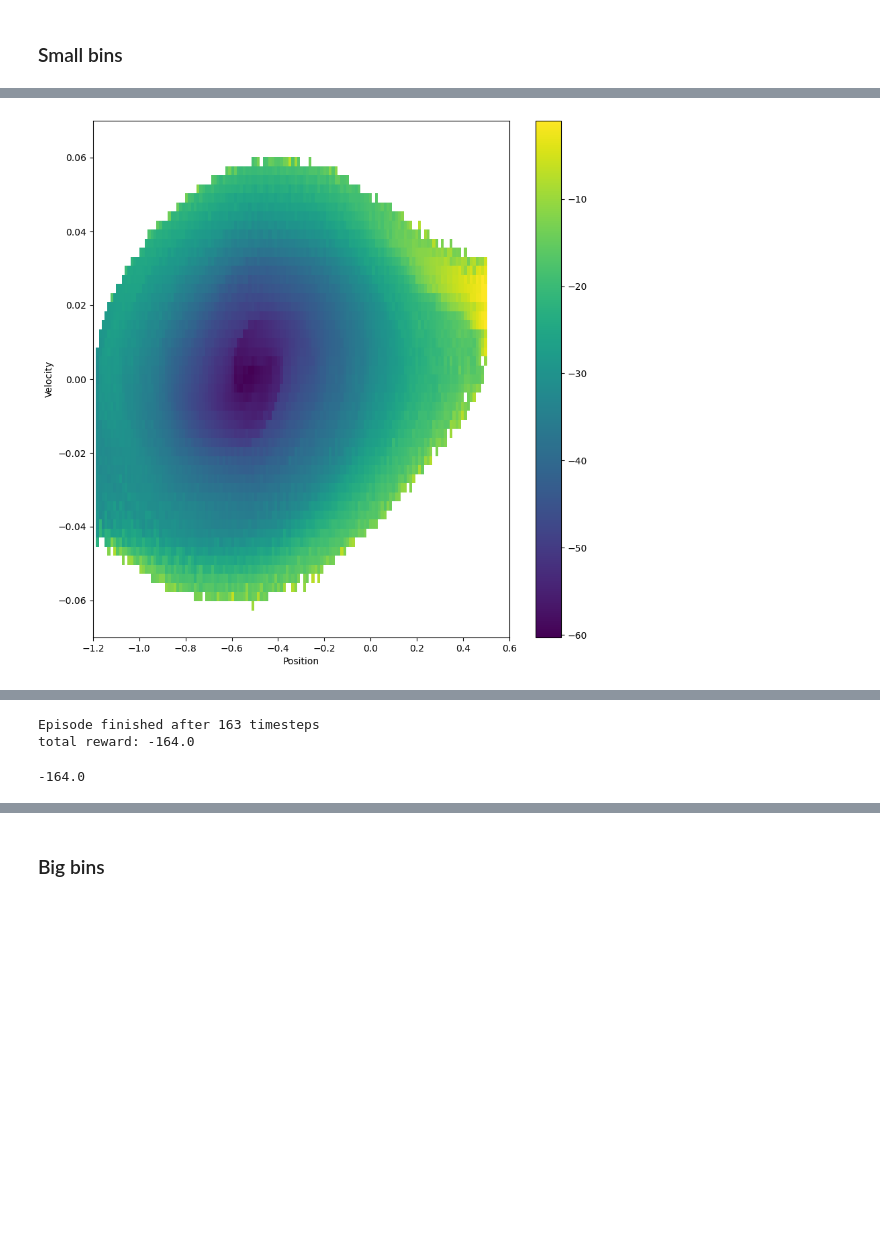
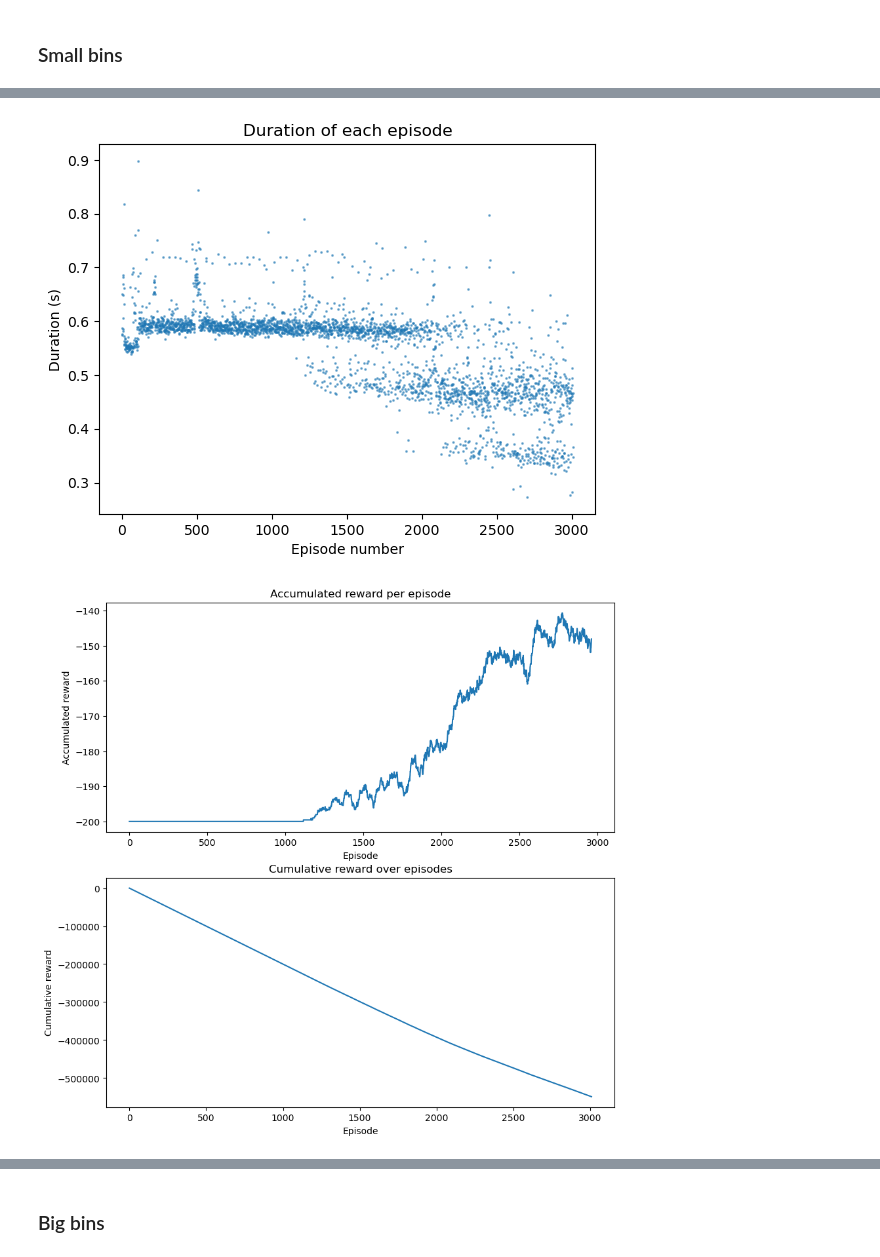
Before and after one commit to silviiaromanato/MountainCartRL, a Jupyter notebook: dyna_nb.ipynb, the cells around one changed output, grey strips where cells are left out. Cells and saved outputs as stored; diff of their text form; code cells hidden in the pictures; blank space fills up the shorter version.

Commit message:
made the plots for dyna, bonus to be done

```diff
--- a/dyna_nb.ipynb
+++ b/dyna_nb.ipynb
@@ -402,4 +404,5 @@ dyna_small.training(3000,reset=True,render=False)
 # %%
-show_max_Q(dyna_small)
+plot_all(dyna_small)
 # %% [output]
-[figure, old version]
+[figure, new version]
+[figure, added]
@@ -406,9 +412,3 @@ show_max_Q(dyna_small)
-# %%
-dyna_small.inference(2000,render=True)
-# %% [output]
-Episode finished after 163 timesteps
-total reward: -164.0
--164.0
 # %%
 inference_test(dyna_small,1000)
 # %% [output]
```
Also changed, not shown: parts of 7 cells of this notebook.
